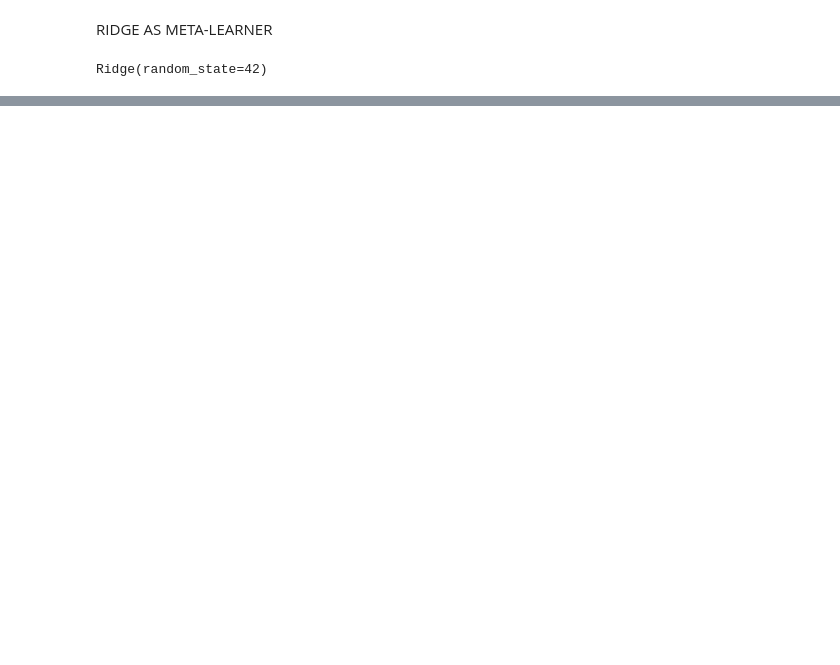
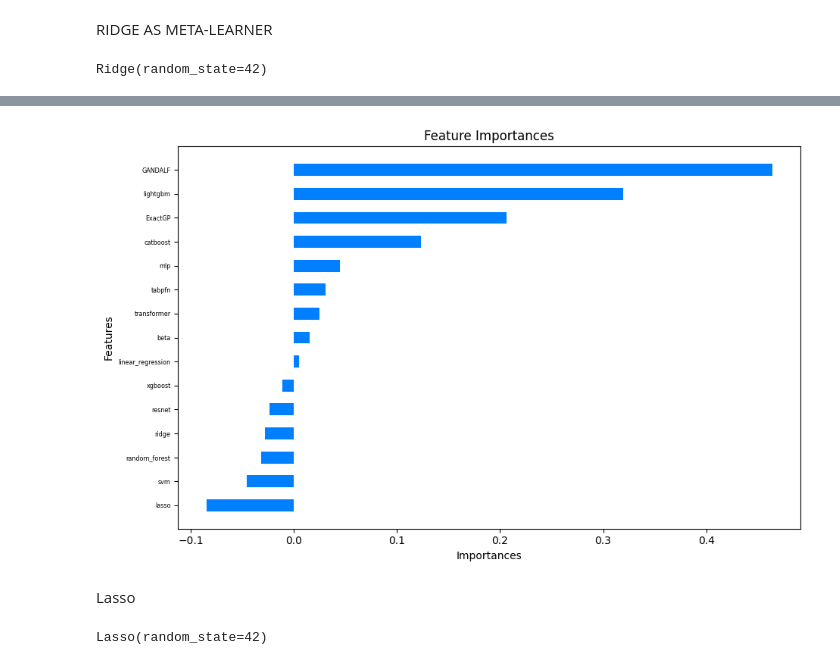
Before and after one commit to hoanguyen94/Recovery-rate-prediction, a Jupyter notebook: src/meta-learner.ipynb, the cells around one changed output, grey strips where cells are left out. Cells and saved outputs as stored; diff of their text form; code cells hidden in the pictures; blank space fills up the shorter version.

```diff
--- a/src/meta-learner.ipynb
+++ b/src/meta-learner.ipynb
@@ -247,0 +316,4 @@ plt.show()
+# %%
+# Train the final model on the entire training data
+ridge_meta_model = Ridge(random_state=42, **study.best_params)
+ridge_meta_model.fit(training_predictions, train_labels)
@@ -247,0 +354,46 @@ plt.show()
+# %%
+non_zero_coeff = []
+non_zero_features = []
+coef = ridge_meta_model.coef_
+for index, value in enumerate(coef.ravel()):
+    if value == 0:
+        continue
+    non_zero_coeff.append(value)
+    non_zero_features.append(sheet_names[index])
+# %%
+### Feature importance
+
+# Create a DataFrame for better visualization
+feature_importances = pd.DataFrame({
+    'Feature': non_zero_features,
+    'Importance': non_zero_coeff
+})
+
+# Sort the features by importance
+feature_importances = feature_importances.sort_values(by='Importance', ascending=True)
+# %%
+# Create a horizontal bar chart
+plt.figure(figsize=(10, 6))  # Adjust the size of the plot as needed
+plt.barh(feature_importances['Feature'], feature_importances['Importance'], color=(0, 0.5, 1), height=0.5)  # Adjust the height for spacing
+
+plt.ylabel('Features')  # Label for the y-axis
+plt.xlabel('Importances')  # Label for the x-axis
+plt.title('Feature Importances')  # Title of the plot
+plt.tight_layout()  # Automatically adjust subplot parameters to give specified padding
+plt.yticks(fontsize='xx-small')
+
+plt.show()
+# %% [output]
+[figure, added]
+# %% [markdown]
+Lasso
+# %%
+# Train the final model on the entire training data
+from sklearn.linear_model import Lasso
+
+
+ridge_meta_model = Lasso(random_state=42)
+
+ridge_meta_model.fit(training_predictions, train_labels)
+# %% [output]
+Lasso(random_state=42)
```
Also changed, not shown: parts of 54 cells of this notebook, 2 other files.
